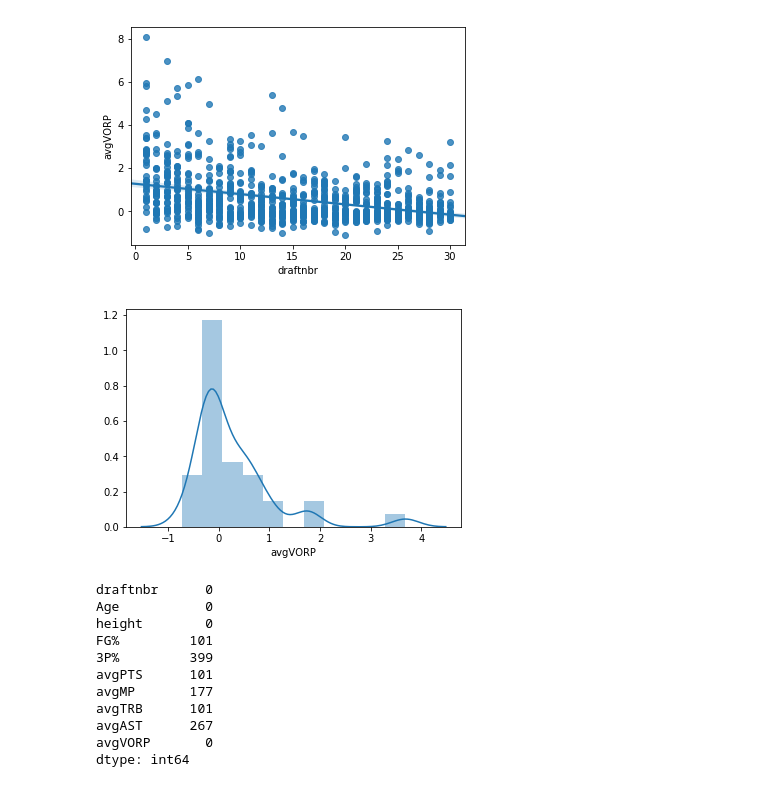
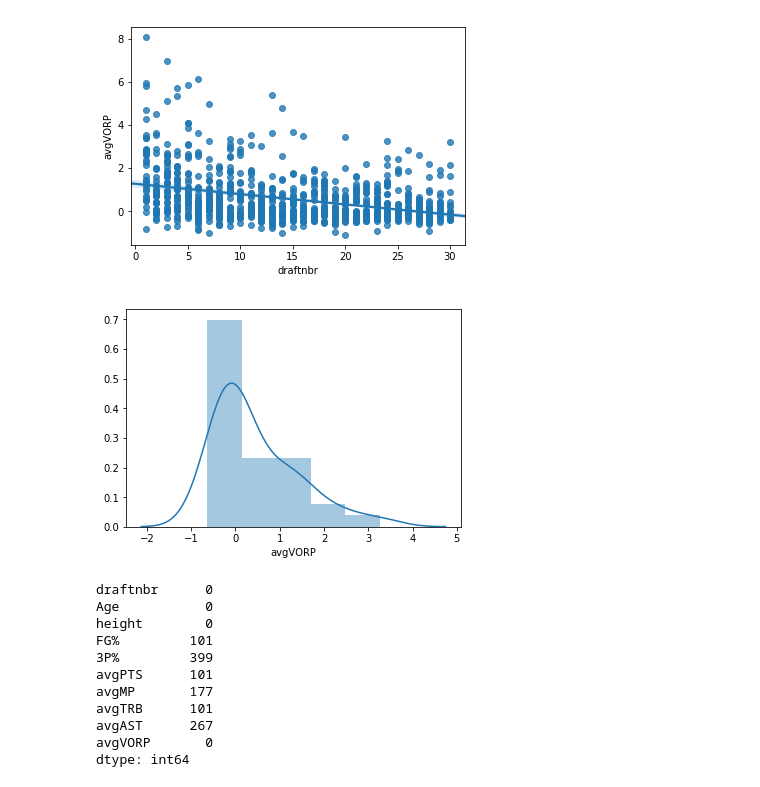
Before and after one commit to mkduchak/luther-project, a Jupyter notebook: 2_data_exploration.ipynb, the cells around one changed output. Drawn from its saved outputs; the diff is of its cells as text; code cells hidden in the pictures.

```diff
--- a/2_data_exploration.ipynb
+++ b/2_data_exploration.ipynb
@@ -117,10 +118,10 @@ sns.regplot(x="draftnbr", y="avgVORP", data=playerdatafull);
 # %% [output]
 [figure]
 # %%
-firstpickdraftvorpavg = playerdatafull[playerdatafull['draftnbr']==15]
+firstpickdraftvorpavg = playerdatafull[playerdatafull['draftnbr']==24]
 sns.distplot(firstpickdraftvorpavg.avgVORP, hist=True, kde=True);
 # %% [output]
-[figure, old version]
+[figure, new version]
 # %%
 modeldatafull = playerdatafull[['draftnbr','Age','height','FG%','3P%','avgPTS','avgMP','avgTRB','avgAST','avgVORP']]
 #modeldata = pd.get_dummies(modeldata, drop_first = True)
```
Also changed, not shown: parts of 2 cells of this notebook.
